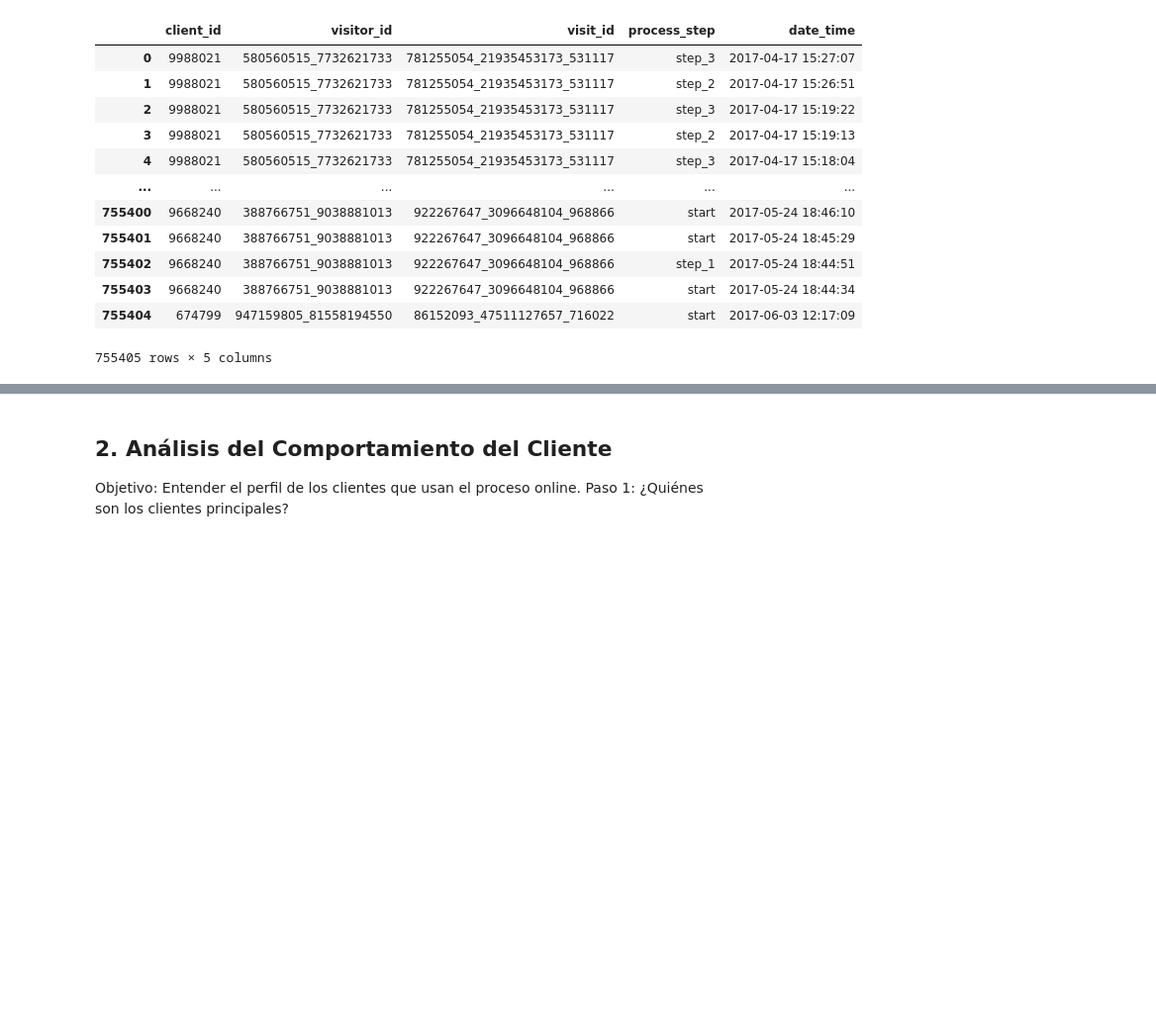
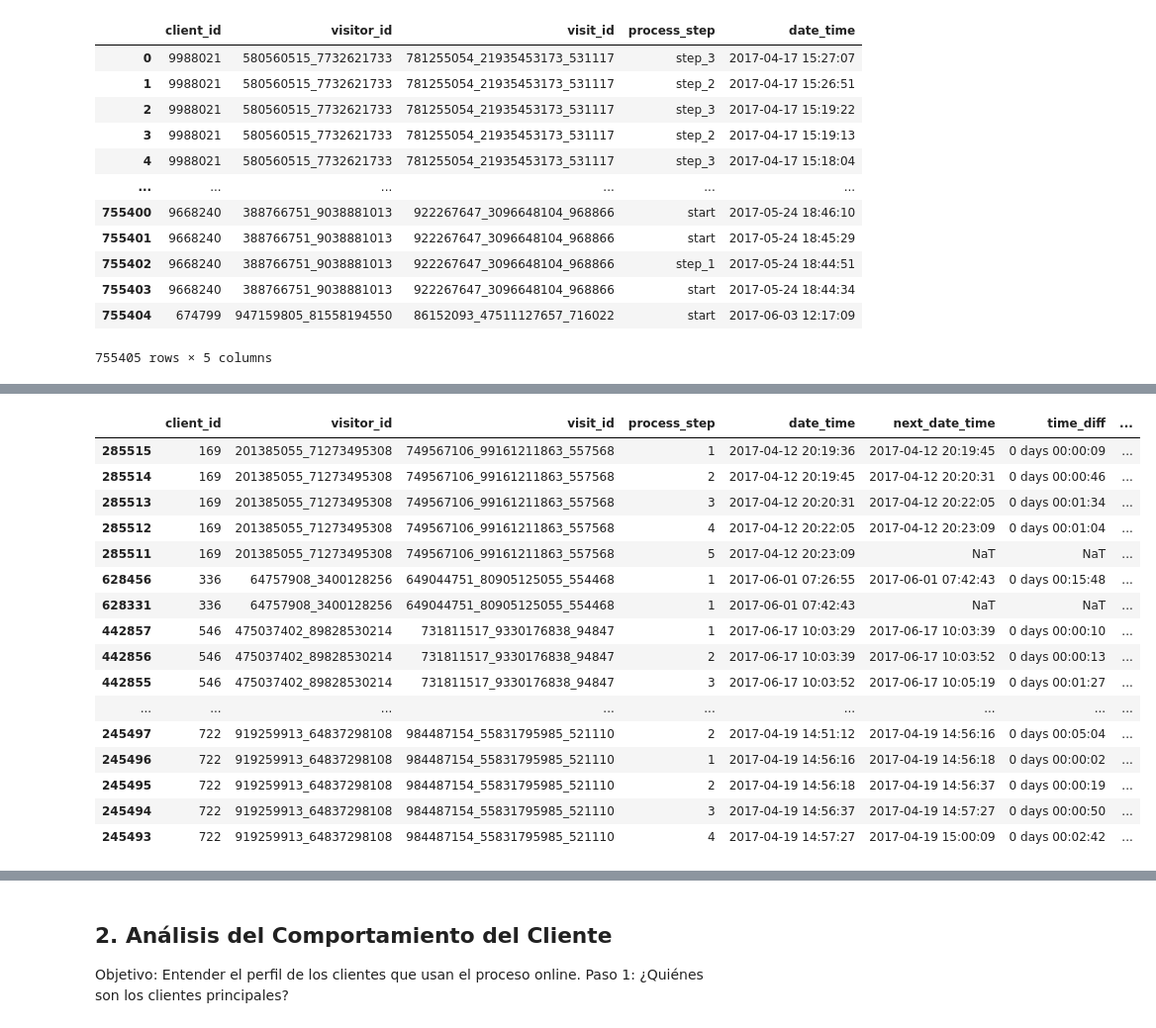
Before and after one commit to Josemargal/vanguard-ab-test, a Jupyter notebook: data_exploration.ipynb, the cells around one changed output, grey strips where cells are left out. Shown at 99% size. Cells and saved outputs as stored; diff of their text form; code cells hidden in the pictures; blank space fills up the shorter version.

```diff
--- a/data_exploration.ipynb
+++ b/data_exploration.ipynb
@@ -270,3 +303,23 @@ dtype: int64
+# %%
+web_data_final.head(30)
+# %% [output]
+|  | client_id | visitor_id | visit_id | process_step | date_time | next_date_time | time_diff | ... |
+| 285515 | 169 | 201385055_71273495308 | 749567106_99161211863_557568 | 1 | 2017-04-12 20:19:36 | 2017-04-12 20:19:45 | 0 days 00:00:09 | ... |
+| 285514 | 169 | 201385055_71273495308 | 749567106_99161211863_557568 | 2 | 2017-04-12 20:19:45 | 2017-04-12 20:20:31 | 0 days 00:00:46 | ... |
+| 285513 | 169 | 201385055_71273495308 | 749567106_99161211863_557568 | 3 | 2017-04-12 20:20:31 | 2017-04-12 20:22:05 | 0 days 00:01:34 | ... |
+| 285512 | 169 | 201385055_71273495308 | 749567106_99161211863_557568 | 4 | 2017-04-12 20:22:05 | 2017-04-12 20:23:09 | 0 days 00:01:04 | ... |
+| 285511 | 169 | 201385055_71273495308 | 749567106_99161211863_557568 | 5 | 2017-04-12 20:23:09 | NaT | NaT | ... |
+| 628456 | 336 | 64757908_3400128256 | 649044751_80905125055_554468 | 1 | 2017-06-01 07:26:55 | 2017-06-01 07:42:43 | 0 days 00:15:48 | ... |
+| 628331 | 336 | 64757908_3400128256 | 649044751_80905125055_554468 | 1 | 2017-06-01 07:42:43 | NaT | NaT | ... |
+| 442857 | 546 | 475037402_89828530214 | 731811517_9330176838_94847 | 1 | 2017-06-17 10:03:29 | 2017-06-17 10:03:39 | 0 days 00:00:10 | ... |
+| 442856 | 546 | 475037402_89828530214 | 731811517_9330176838_94847 | 2 | 2017-06-17 10:03:39 | 2017-06-17 10:03:52 | 0 days 00:00:13 | ... |
+| 442855 | 546 | 475037402_89828530214 | 731811517_9330176838_94847 | 3 | 2017-06-17 10:03:52 | 2017-06-17 10:05:19 | 0 days 00:01:27 | ... |
+| ... | ... | ... | ... | ... | ... | ... | ... | ... |
+| 245497 | 722 | 919259913_64837298108 | 984487154_55831795985_521110 | 2 | 2017-04-19 14:51:12 | 2017-04-19 14:56:16 | 0 days 00:05:04 | ... |
+| 245496 | 722 | 919259913_64837298108 | 984487154_55831795985_521110 | 1 | 2017-04-19 14:56:16 | 2017-04-19 14:56:18 | 0 days 00:00:02 | ... |
+| 245495 | 722 | 919259913_64837298108 | 984487154_55831795985_521110 | 2 | 2017-04-19 14:56:18 | 2017-04-19 14:56:37 | 0 days 00:00:19 | ... |
+| 245494 | 722 | 919259913_64837298108 | 984487154_55831795985_521110 | 3 | 2017-04-19 14:56:37 | 2017-04-19 14:57:27 | 0 days 00:00:50 | ... |
+| 245493 | 722 | 919259913_64837298108 | 984487154_55831795985_521110 | 4 | 2017-04-19 14:57:27 | 2017-04-19 15:00:09 | 0 days 00:02:42 | ... |
 # %%
 # Contar la frecuencia de cada 'process_step'
 process_counts = df_web_combined['process_step'].value_counts()
```
Also changed, not shown: parts of 24 cells of this notebook.
